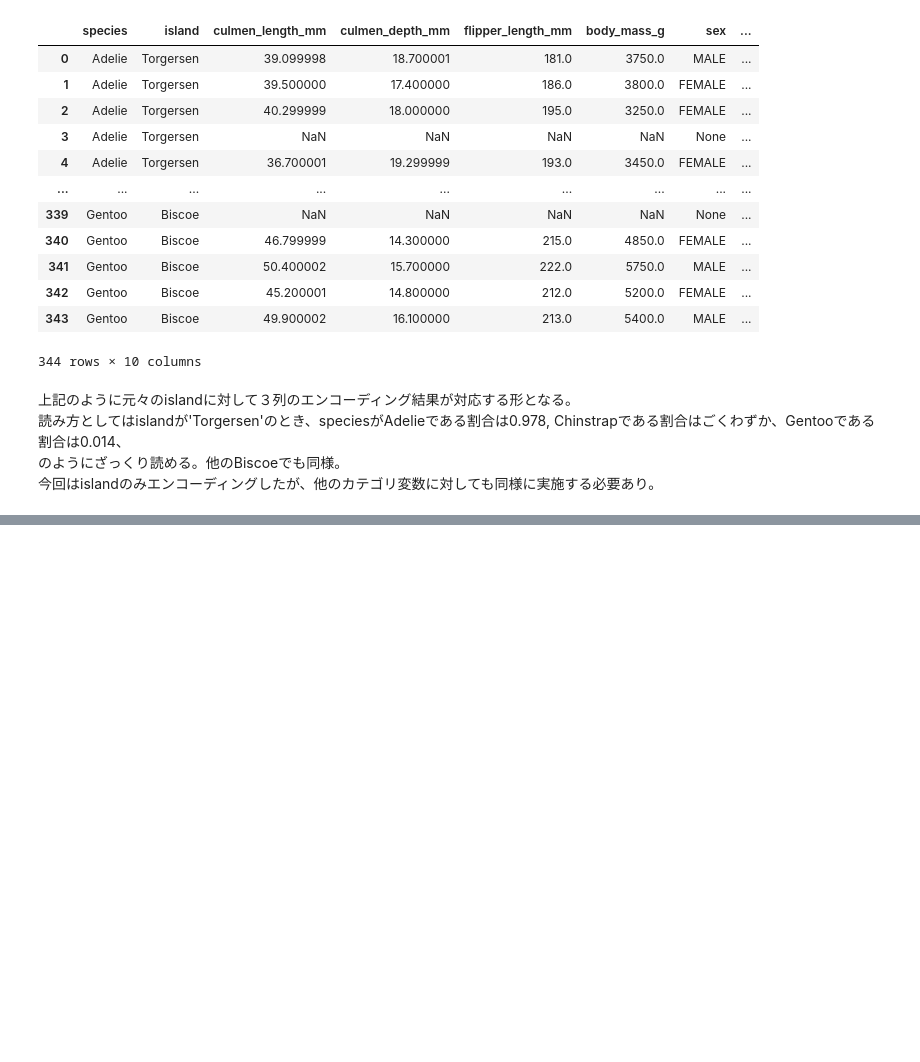
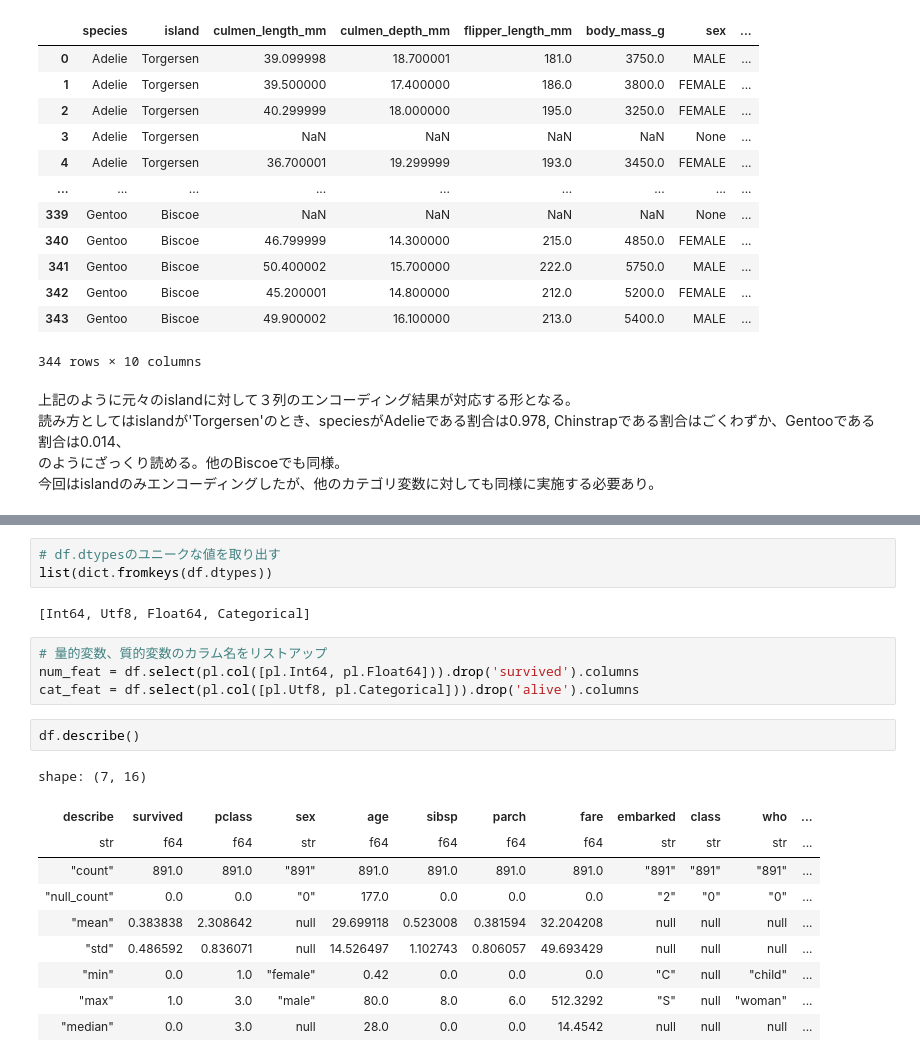
Before and after one commit to Mr-Garlic-Shrimp/TIL, a Jupyter notebook: Machine_Learning/ML_notebook-18(Various_Encoding).ipynb, the cells around one changed output, grey strips where cells are left out. Saved outputs shown, nothing was run; the diff lists cells and outputs as text; blank space fills up the shorter version.

```diff
--- a/Machine_Learning/ML_notebook-18(Various_Encoding).ipynb
+++ b/Machine_Learning/ML_notebook-18(Various_Encoding).ipynb
@@ -274,0 +294,22 @@ df
+# %%
+# df.dtypesのユニークな値を取り出す
+list(dict.fromkeys(df.dtypes))
+# %% [output]
+[Int64, Utf8, Float64, Categorical]
+# %%
+# 量的変数、質的変数のカラム名をリストアップ
+num_feat = df.select(pl.col([pl.Int64, pl.Float64])).drop('survived').columns
+cat_feat = df.select(pl.col([pl.Utf8, pl.Categorical])).drop('alive').columns
+# %%
+df.describe()
+# %% [output]
+shape: (7, 16)
+| describe | survived | pclass | sex | age | sibsp | parch | fare | embarked | class | who | ... |
+| str | f64 | f64 | str | f64 | f64 | f64 | f64 | str | str | str | ... |
+| "count" | 891.0 | 891.0 | "891" | 891.0 | 891.0 | 891.0 | 891.0 | "891" | "891" | "891" | ... |
+| "null_count" | 0.0 | 0.0 | "0" | 177.0 | 0.0 | 0.0 | 0.0 | "2" | "0" | "0" | ... |
+| "mean" | 0.383838 | 2.308642 | null | 29.699118 | 0.523008 | 0.381594 | 32.204208 | null | null | null | ... |
+| "std" | 0.486592 | 0.836071 | null | 14.526497 | 1.102743 | 0.806057 | 49.693429 | null | null | null | ... |
+| "min" | 0.0 | 1.0 | "female" | 0.42 | 0.0 | 0.0 | 0.0 | "C" | null | "child" | ... |
+| "max" | 1.0 | 3.0 | "male" | 80.0 | 8.0 | 6.0 | 512.3292 | "S" | null | "woman" | ... |
+| "median" | 0.0 | 3.0 | null | 28.0 | 0.0 | 0.0 | 14.4542 | null | null | null | ... |
```
Also changed, not shown: parts of 5 cells of this notebook, 4 other files.
